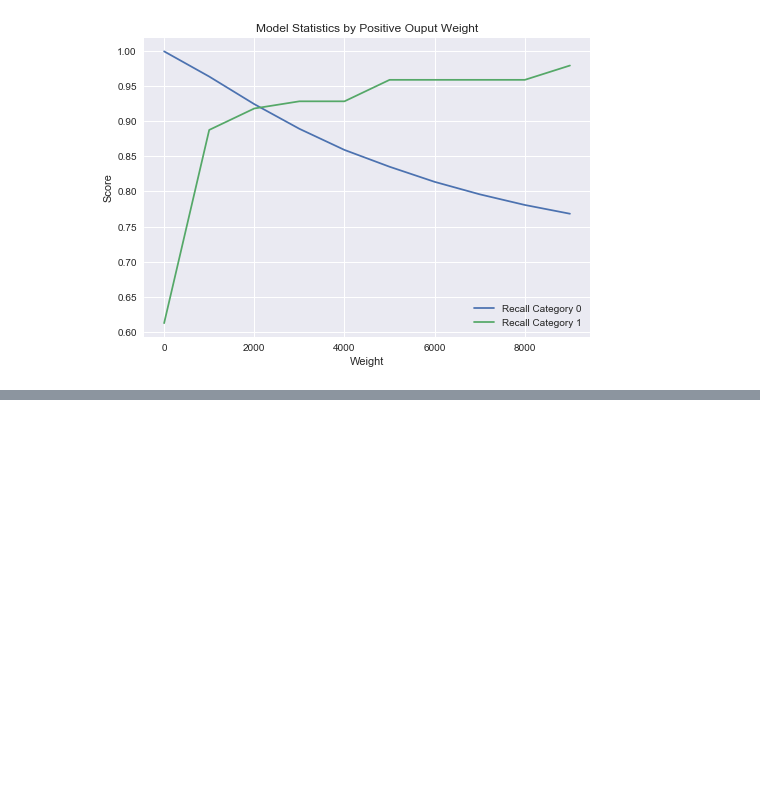
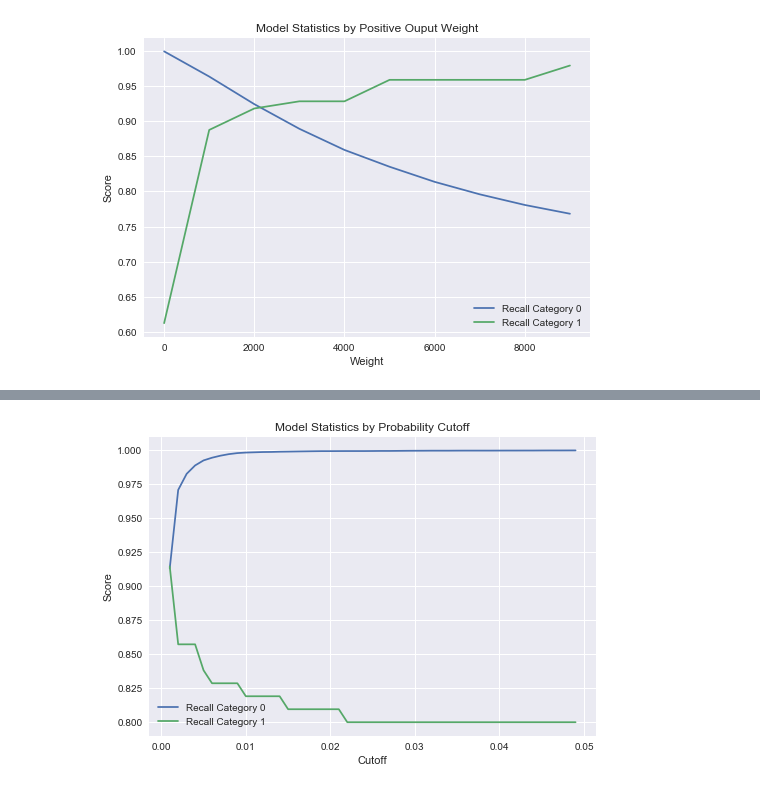
Before and after one commit to racanellij/word_embeddings, a Jupyter notebook: credit_card_fraud.ipynb, the cells around one changed output, grey strips where cells are left out. Saved outputs shown, nothing was run; the diff lists cells and outputs as text; code cells hidden in the pictures; blank space fills up the shorter version.

```diff
--- a/credit_card_fraud.ipynb
+++ b/credit_card_fraud.ipynb
@@ -696,0 +257,4 @@ avg / total       1.00      1.00      1.00     56962
+# %%
+plot_cutoffs(LogisticRegression(),cutoffs = np.arange(0.001,.05,.001), X_tr = X_tr, Y_tr = Y_tr, X_te = X_te, Y_te = Y_te, recall = True)
+# %% [output]
+[figure, added]
```
Also changed, not shown: parts of 86 cells of this notebook, 1 other file.
